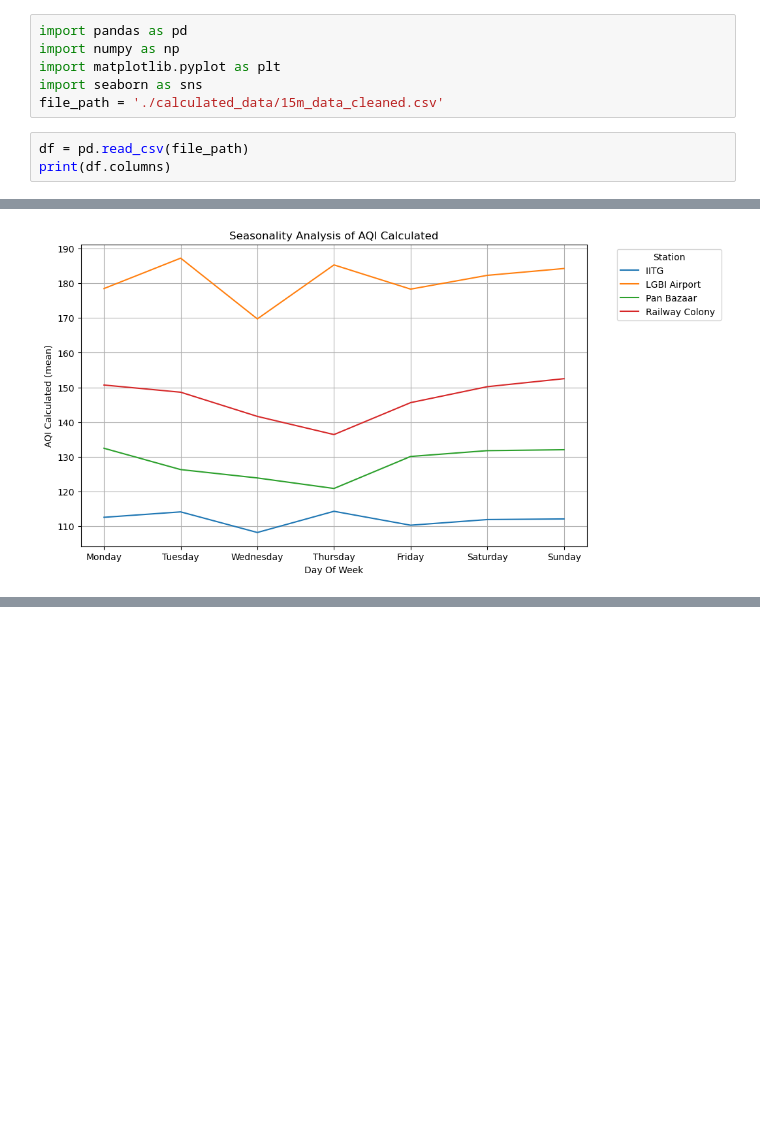
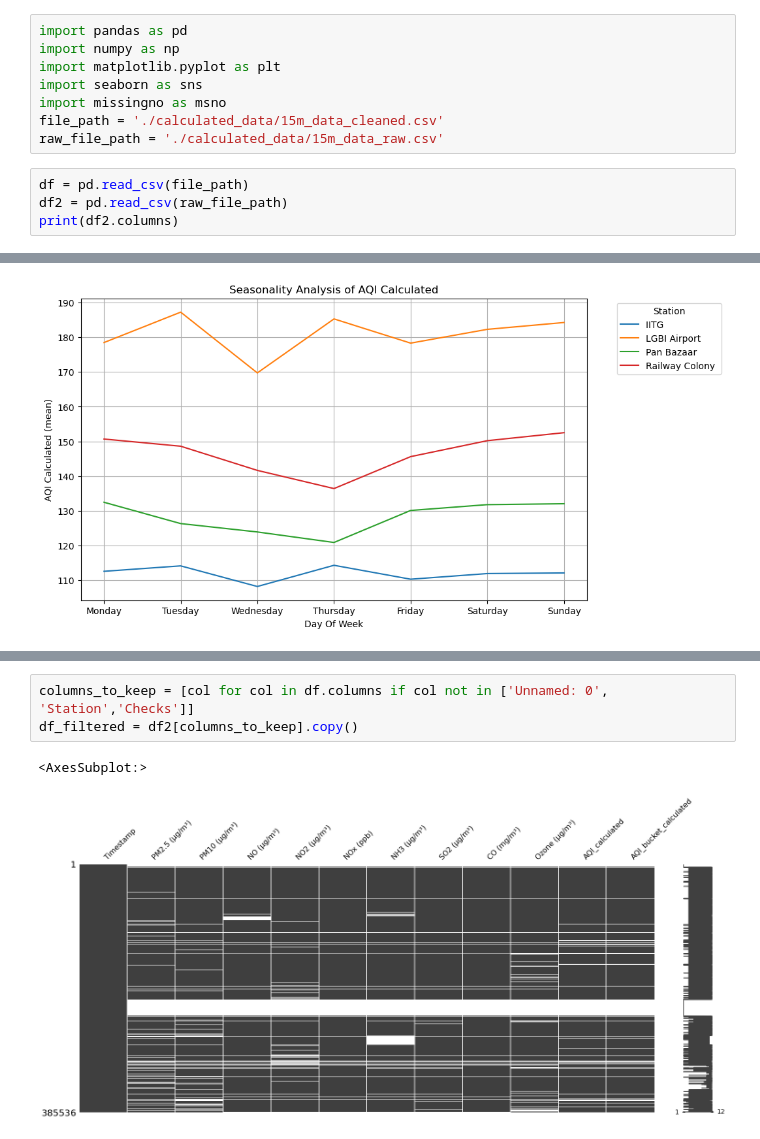
Before and after one commit to GullibleSandwich/ML-Project-CS361, a Jupyter notebook: eda.ipynb, the cells around one changed output, grey strips where cells are left out. Drawn from its saved outputs; the diff is of its cells as text; blank space fills up the shorter version.

Commit message:
added missing data analysis

```diff
--- a/eda.ipynb
+++ b/eda.ipynb
@@ -3,10 +3,13 @@ import pandas as pd
 import numpy as np
 import matplotlib.pyplot as plt
 import seaborn as sns
+import missingno as msno
 file_path = './calculated_data/15m_data_cleaned.csv'
+raw_file_path = './calculated_data/15m_data_raw.csv'
 # %%
 df = pd.read_csv(file_path)
-print(df.columns)
+df2 = pd.read_csv(raw_file_path)
+print(df2.columns)
 # %% [output]
 Index(['Unnamed: 0', 'Station', 'Timestamp', 'PM2.5 (µg/m³)', 'PM10 (µg/m³)',
        'NO (µg/m³)', 'NO2 (µg/m³)', 'NOx (ppb)', 'NH3 (µg/m³)', 'SO2 (µg/m³)',
@@ -141,0 +157,6 @@ for (year, station), data in grouped_data:
+# %%
+columns_to_keep = [col for col in df.columns if col not in ['Unnamed: 0', 'Station','Checks']]
+df_filtered = df2[columns_to_keep].copy()
+# %% [output]
+<AxesSubplot:>
+[figure, added]
```
Also changed, not shown: parts of 3 cells of this notebook.
